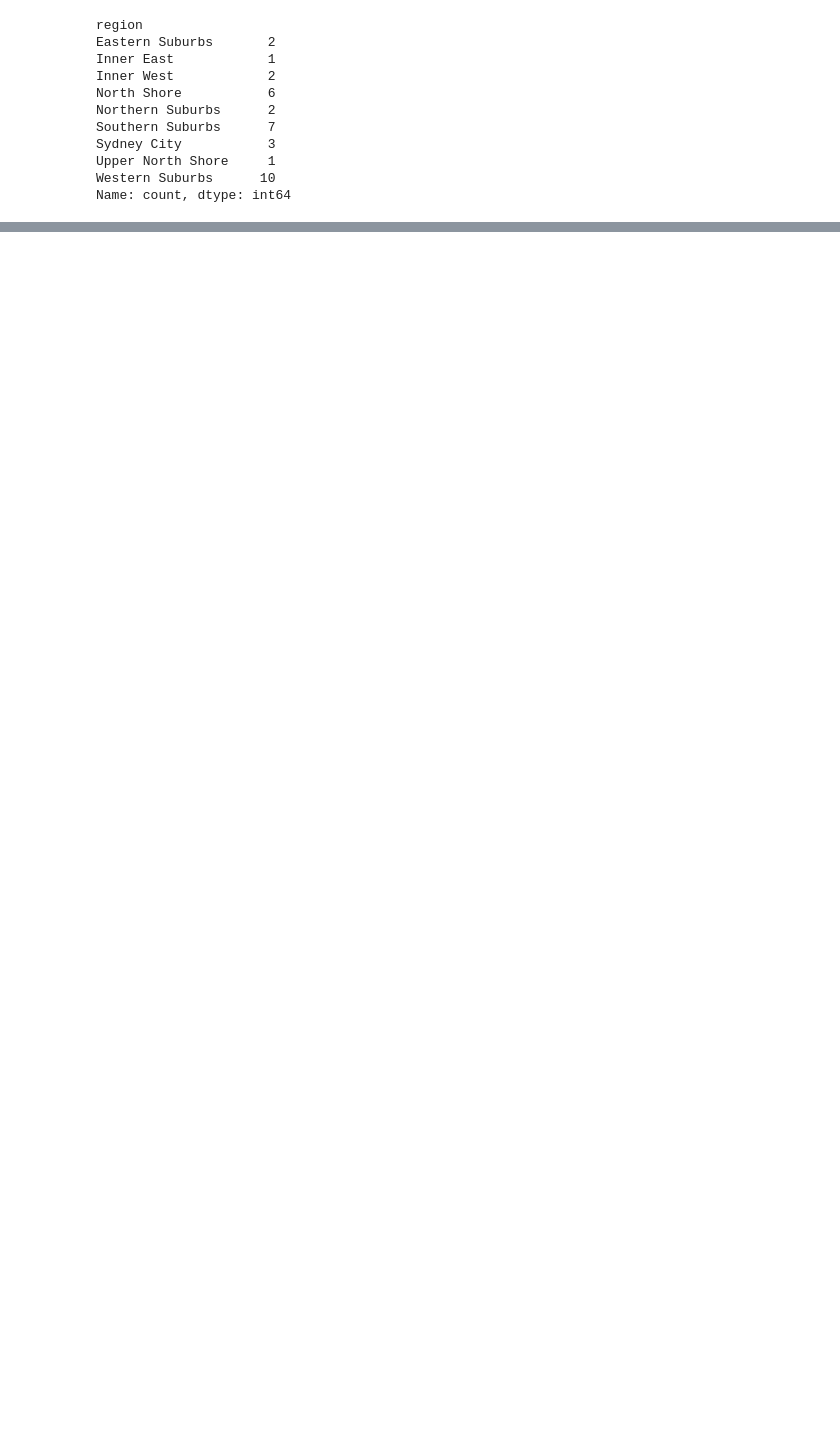
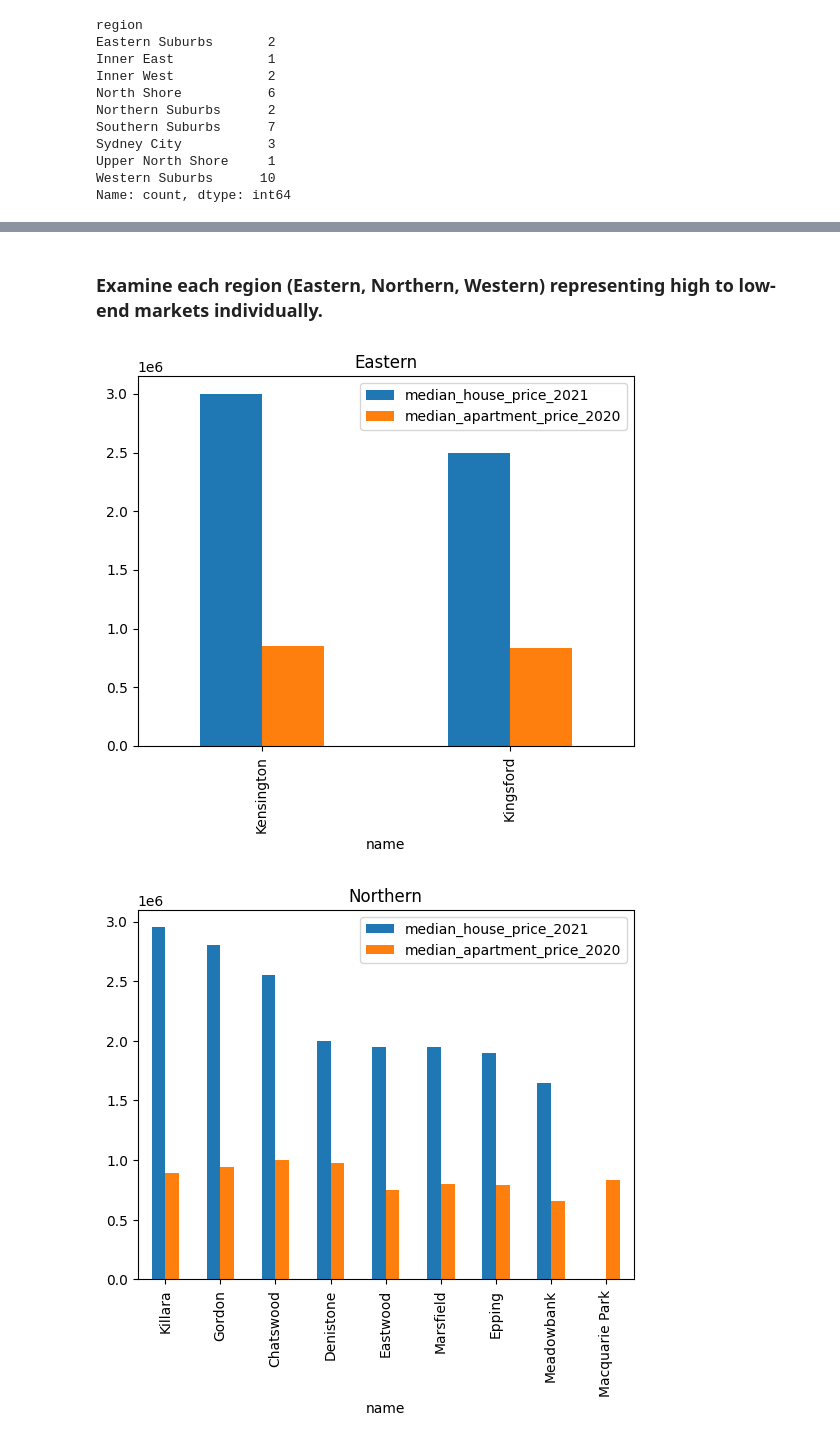
Before and after one commit to lhy-021/kaggle, a Jupyter notebook: sydney-suburbs-reviews-eda.ipynb, the cells around one changed output, grey strips where cells are left out. Saved outputs shown, nothing was run; the diff lists cells and outputs as text; code cells hidden in the pictures; blank space fills up the shorter version.

```diff
--- a/sydney-suburbs-reviews-eda.ipynb
+++ b/sydney-suburbs-reviews-eda.ipynb
@@ -124,0 +135,12 @@ df.loc[cn_15_idx, cols].query('median_apartment_price_2020<=700000').sort_values
+# %% [markdown]
+### Examine each region (Eastern, Northern, Western) representing high to low-end markets individually.
+# %%
+cols = ['name', 'median_house_price_2021','median_apartment_price_2020']
+
+for r in ['Eastern','Northern','Western']:
+    df_sub.loc[df_sub.region==r,cols].\
+    sort_values('median_house_price_2021', ascending=False).\
+    plot(x='name', kind='bar', title=r)
+# %% [output]
+[figure, added]
+[figure, added]
```
Also changed, not shown: parts of 38 cells of this notebook.
